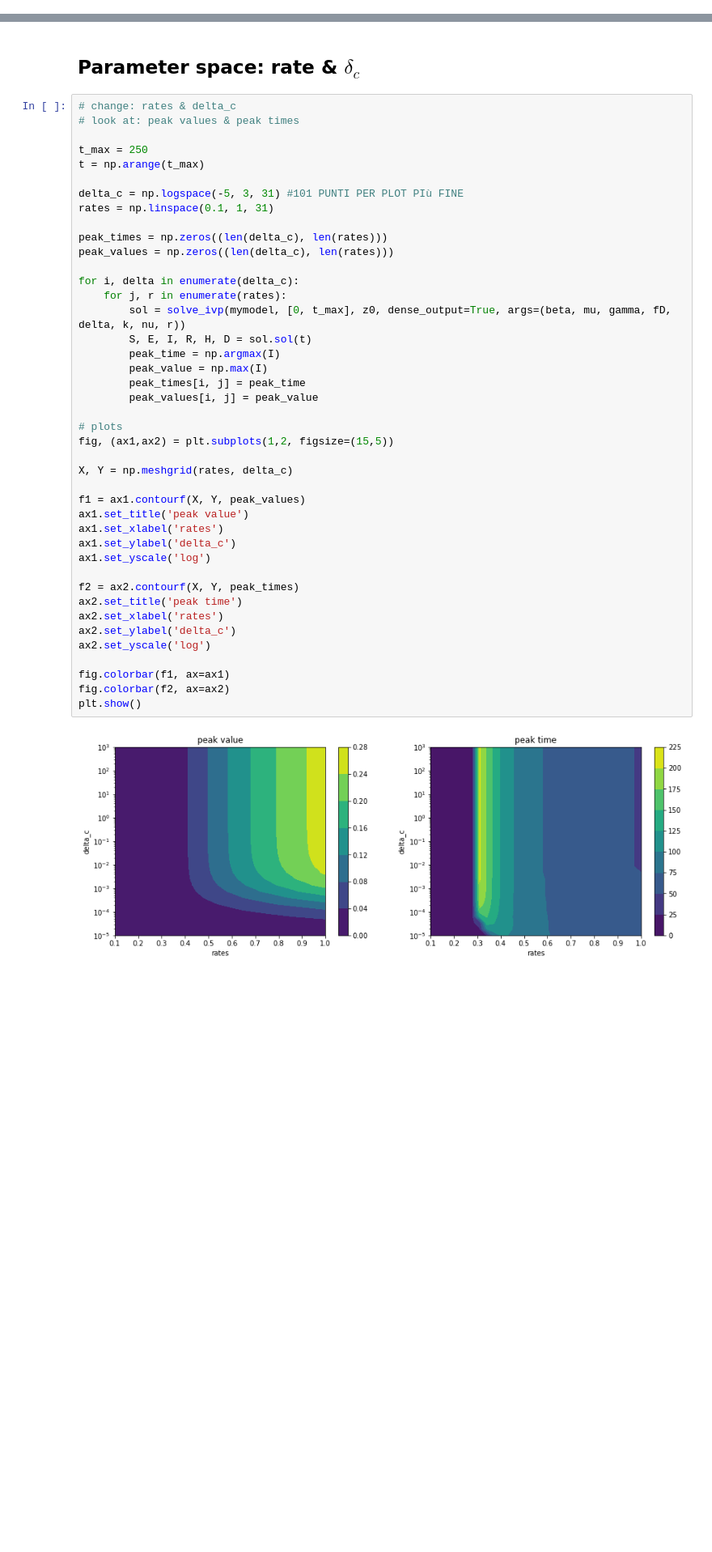
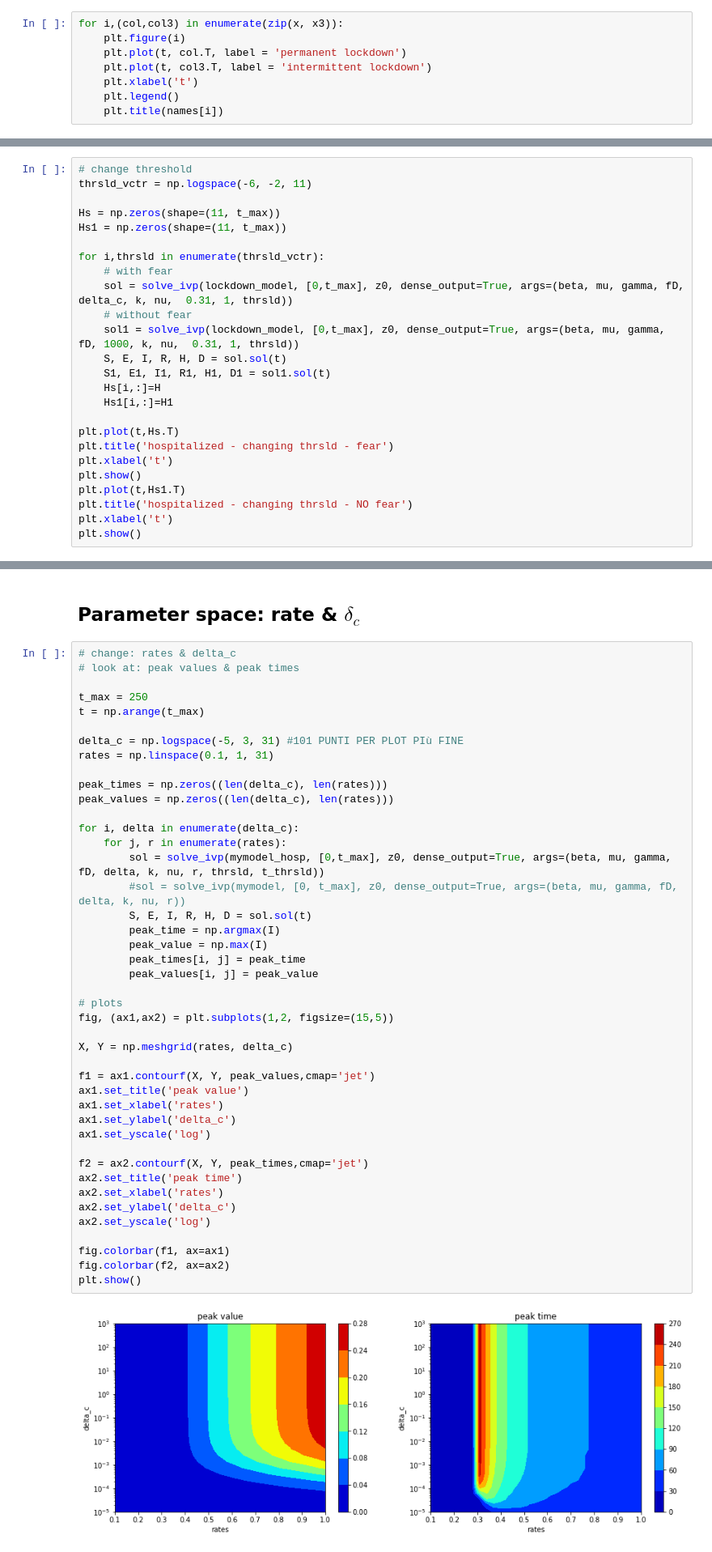
Before and after one commit to giuliacampesan/LDEProject, a Jupyter notebook: LDE_Project.ipynb, the cells around one changed output, grey strips where cells are left out. Shown: that part at 81% size. Drawn from its saved outputs; the diff is of its cells as text; blank space fills up the shorter version.

```diff
--- a/LDE_Project.ipynb
+++ b/LDE_Project.ipynb
@@ -332,0 +234,8 @@ plt.show()
+# %%
+for i,(col,col3) in enumerate(zip(x, x3)):
+    plt.figure(i)
+    plt.plot(t, col.T, label = 'permanent lockdown')
+    plt.plot(t, col3.T, label = 'intermittent lockdown')
+    plt.xlabel('t')
+    plt.legend()
+    plt.title(names[i])
@@ -332,0 +249,25 @@ plt.show()
+# %%
+# change threshold
+thrsld_vctr = np.logspace(-6, -2, 11)
+
+Hs = np.zeros(shape=(11, t_max))
+Hs1 = np.zeros(shape=(11, t_max))
+
+for i,thrsld in enumerate(thrsld_vctr):
+    # with fear
+    sol = solve_ivp(lockdown_model, [0,t_max], z0, dense_output=True, args=(beta, mu, gamma, fD, delta_c, k, nu,  0.31, 1, thrsld))
+    # without fear
+    sol1 = solve_ivp(lockdown_model, [0,t_max], z0, dense_output=True, args=(beta, mu, gamma, fD, 1000, k, nu,  0.31, 1, thrsld))
+    S, E, I, R, H, D = sol.sol(t)
+    S1, E1, I1, R1, H1, D1 = sol1.sol(t)
+    Hs[i,:]=H
+    Hs1[i,:]=H1
+
+plt.plot(t,Hs.T)
+plt.title('hospitalized - changing thrsld - fear')
+plt.xlabel('t')
+plt.show()
+plt.plot(t,Hs1.T)
+plt.title('hospitalized - changing thrsld - NO fear')
+plt.xlabel('t')
+plt.show()
@@ -345,37 +305,38 @@ rates = np.linspace(0.1, 1, 31)
 peak_times = np.zeros((len(delta_c), len(rates)))
 peak_values = np.zeros((len(delta_c), len(rates)))
 
 for i, delta in enumerate(delta_c):
     for j, r in enumerate(rates):
-        sol = solve_ivp(mymodel, [0, t_max], z0, dense_output=True, args=(beta, mu, gamma, fD, delta, k, nu, r))
+        sol = solve_ivp(mymodel_hosp, [0,t_max], z0, dense_output=True, args=(beta, mu, gamma, fD, delta, k, nu, r, thrsld, t_thrsld))
+        #sol = solve_ivp(mymodel, [0, t_max], z0, dense_output=True, args=(beta, mu, gamma, fD, delta, k, nu, r))
         S, E, I, R, H, D = sol.sol(t)
         peak_time = np.argmax(I)
         peak_value = np.max(I)
         peak_times[i, j] = peak_time
         peak_values[i, j] = peak_value
 
 # plots
 fig, (ax1,ax2) = plt.subplots(1,2, figsize=(15,5))
 
 X, Y = np.meshgrid(rates, delta_c)
 
-f1 = ax1.contourf(X, Y, peak_values)
+f1 = ax1.contourf(X, Y, peak_values,cmap='jet')
 ax1.set_title('peak value')
 ax1.set_xlabel('rates')
 ax1.set_ylabel('delta_c')
 ax1.set_yscale('log')
 
-f2 = ax2.contourf(X, Y, peak_times)
+f2 = ax2.contourf(X, Y, peak_times,cmap='jet')
 ax2.set_title('peak time')
 ax2.set_xlabel('rates')
 ax2.set_ylabel('delta_c')
 ax2.set_yscale('log')
 
 fig.colorbar(f1, ax=ax1)
 fig.colorbar(f2, ax=ax2)
 plt.show()
 # %% [output]
-[figure, old version]
+[figure, new version]
 # %%
 # 3D plot
 fig, (ax1,ax2) = plt.subplots(1,2,figsize=(15,5),subplot_kw={"projection": "3d"})
```
Also changed, not shown: parts of 51 cells of this notebook.
